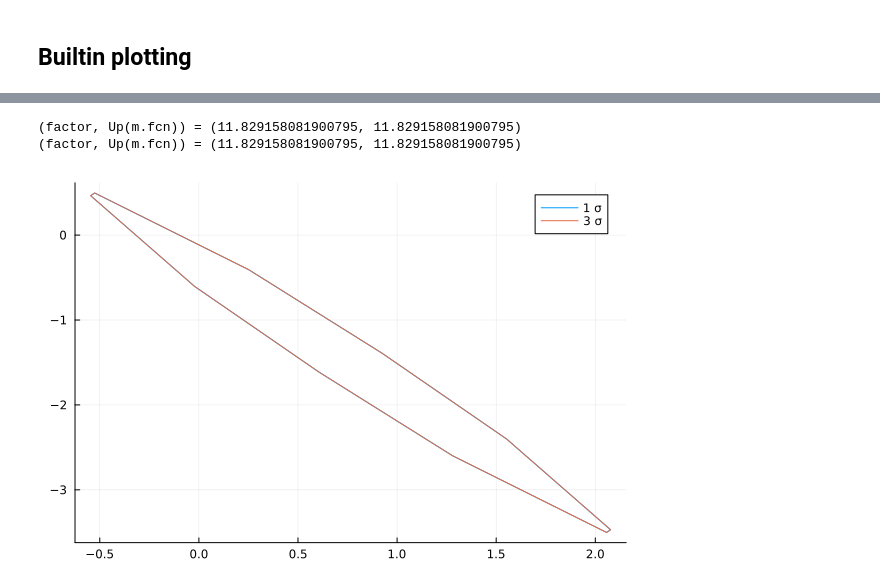
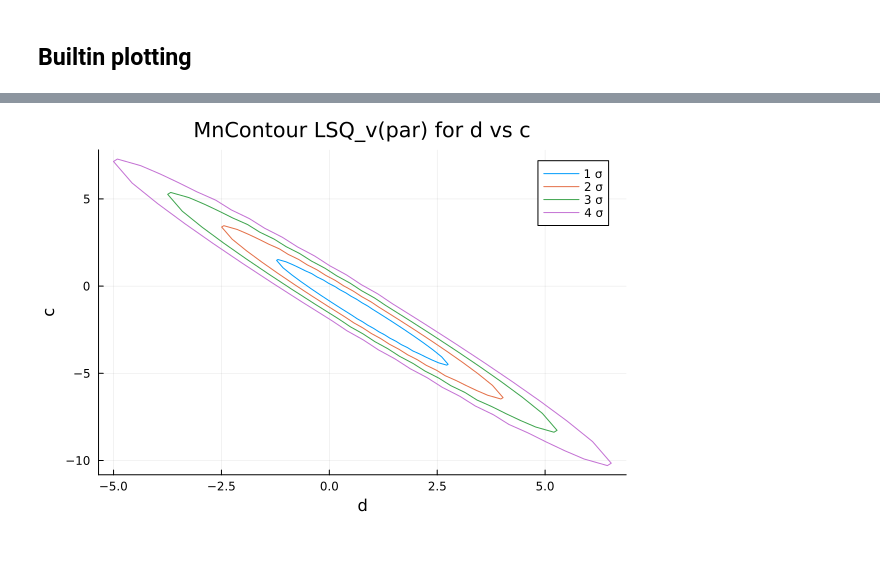
Before and after one commit to JuliaHEP/Minuit2.jl, a Jupyter notebook: examples/introduction.ipynb, the cells around one changed output, grey strips where cells are left out. Cells and saved outputs as stored; diff of their text form; code cells hidden in the pictures; blank space fills up the shorter version.

```diff
--- a/examples/introduction.ipynb
+++ b/examples/introduction.ipynb
@@ -335,10 +327,5 @@ Plots.scatter!([fit_x], [fit_y], label="fit", color=:white)
-# %%
-#ROOT!Minuit2!MnPrint!SetGlobalLevel(2)
-points = mncontour(m, "d", "c", cl=3, size=10)
-plot(points, label="1 σ")
-points = mncontour(m, "d", "c", cl=3, size=10)
-plot!(points, label="3 σ")
-# %% [output]
-(factor, Up(m.fcn)) = (11.829158081900795, 11.829158081900795)
-(factor, Up(m.fcn)) = (11.829158081900795, 11.829158081900795)
-[figure, removed]
+# %%
+# Draw the contour plot for the parameters d and c
+draw_mncontour(m, "d", "c", cl=1:4)
+# %% [output]
+[figure, added]
```
Also changed, not shown: parts of 4 cells of this notebook, 10 other files.
